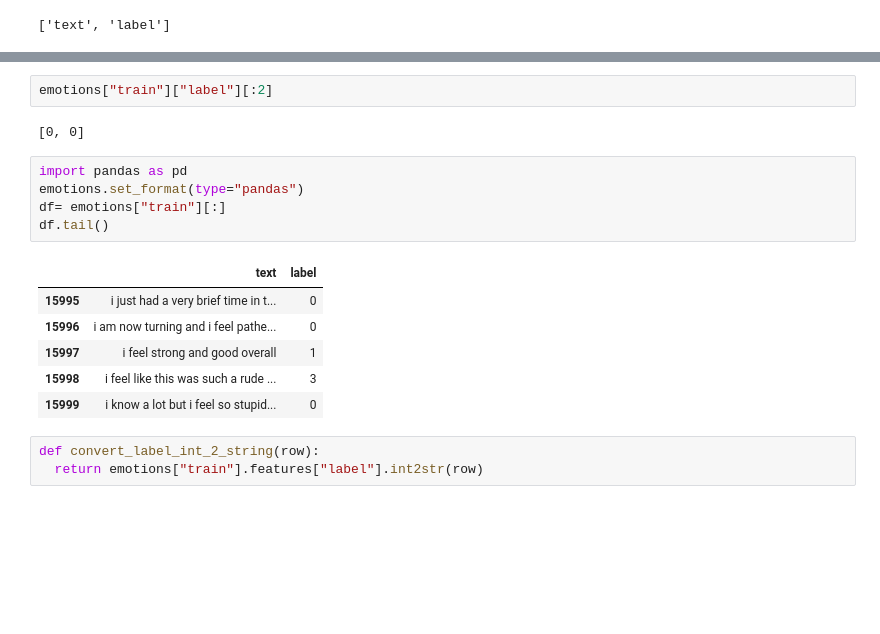
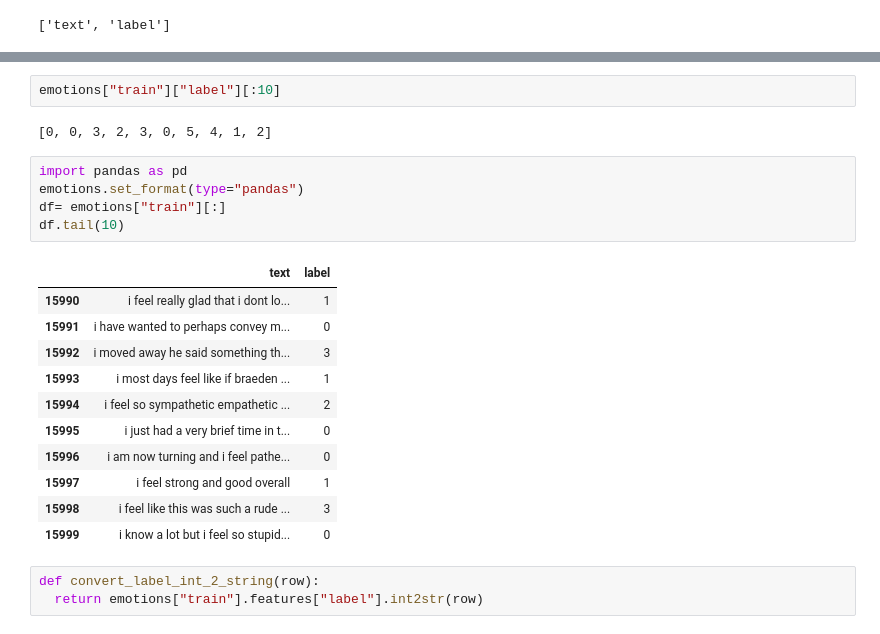
Before and after one commit to abedbanna/GEN-AI-Course, a Jupyter notebook: Day3/text_classification.ipynb, the cells around one changed output, grey strips where cells are left out. Cells and saved outputs as stored; diff of their text form; blank space fills up the shorter version.

```diff
--- a/Day3/text_classification.ipynb
+++ b/Day3/text_classification.ipynb
@@ -95,14 +108,19 @@ emotions["train"]["text"][:2]
 # %%
-emotions["train"]["label"][:2]
+emotions["train"]["label"][:10]
 # %% [output]
-[0, 0]
+[0, 0, 3, 2, 3, 0, 5, 4, 1, 2]
 # %%
 import pandas as pd
 emotions.set_format(type="pandas")
 df= emotions["train"][:]
-df.tail()
+df.tail(10)
 # %% [output]
 |  | text | label |
+| 15990 | i feel really glad that i dont lo... | 1 |
+| 15991 | i have wanted to perhaps convey m... | 0 |
+| 15992 | i moved away he said something th... | 3 |
+| 15993 | i most days feel like if braeden ... | 1 |
+| 15994 | i feel so sympathetic empathetic ... | 2 |
 | 15995 | i just had a very brief time in t... | 0 |
 | 15996 | i am now turning and i feel pathe... | 0 |
 | 15997 | i feel strong and good overall | 1 |
```
Also changed, not shown: parts of 6 cells of this notebook.
